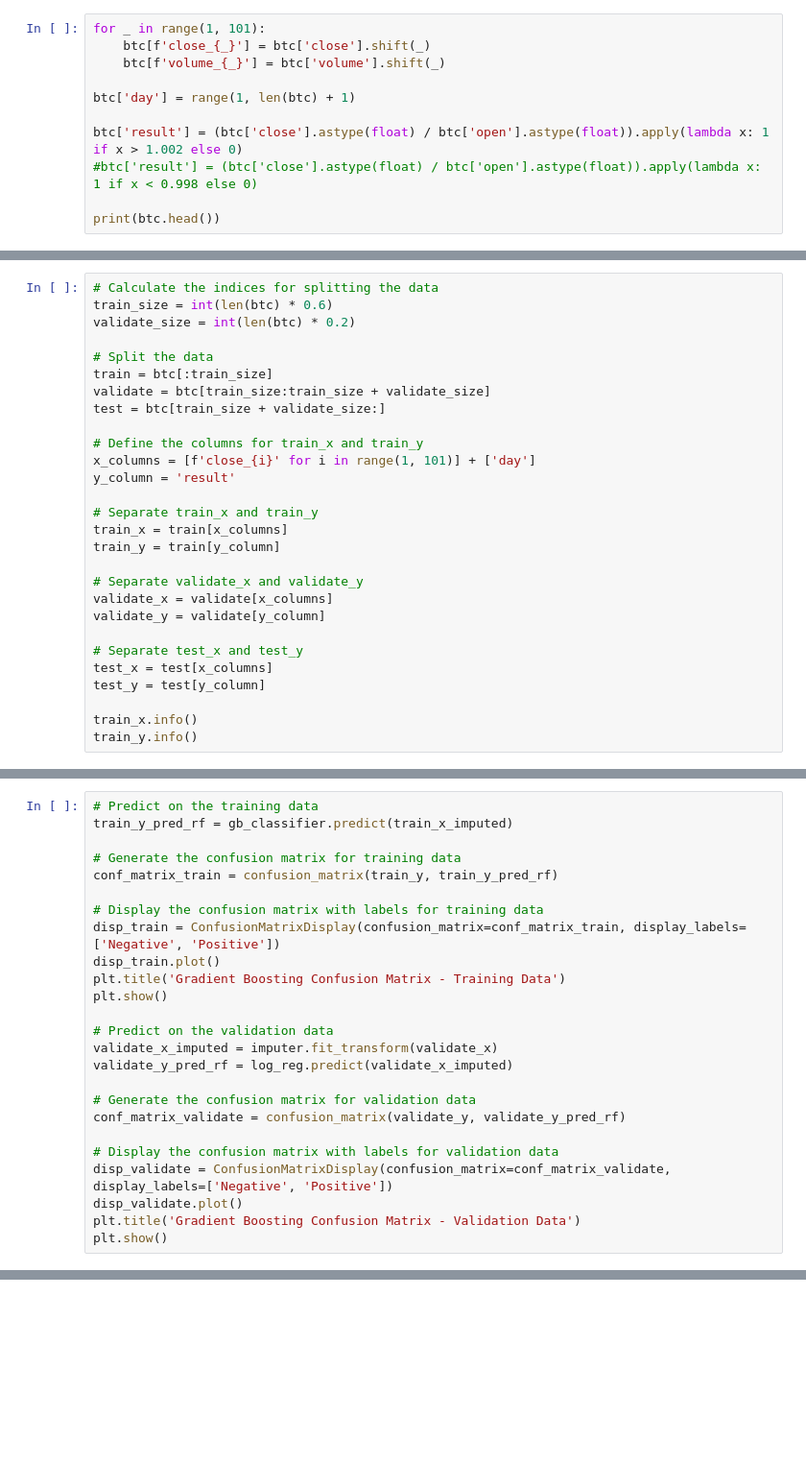
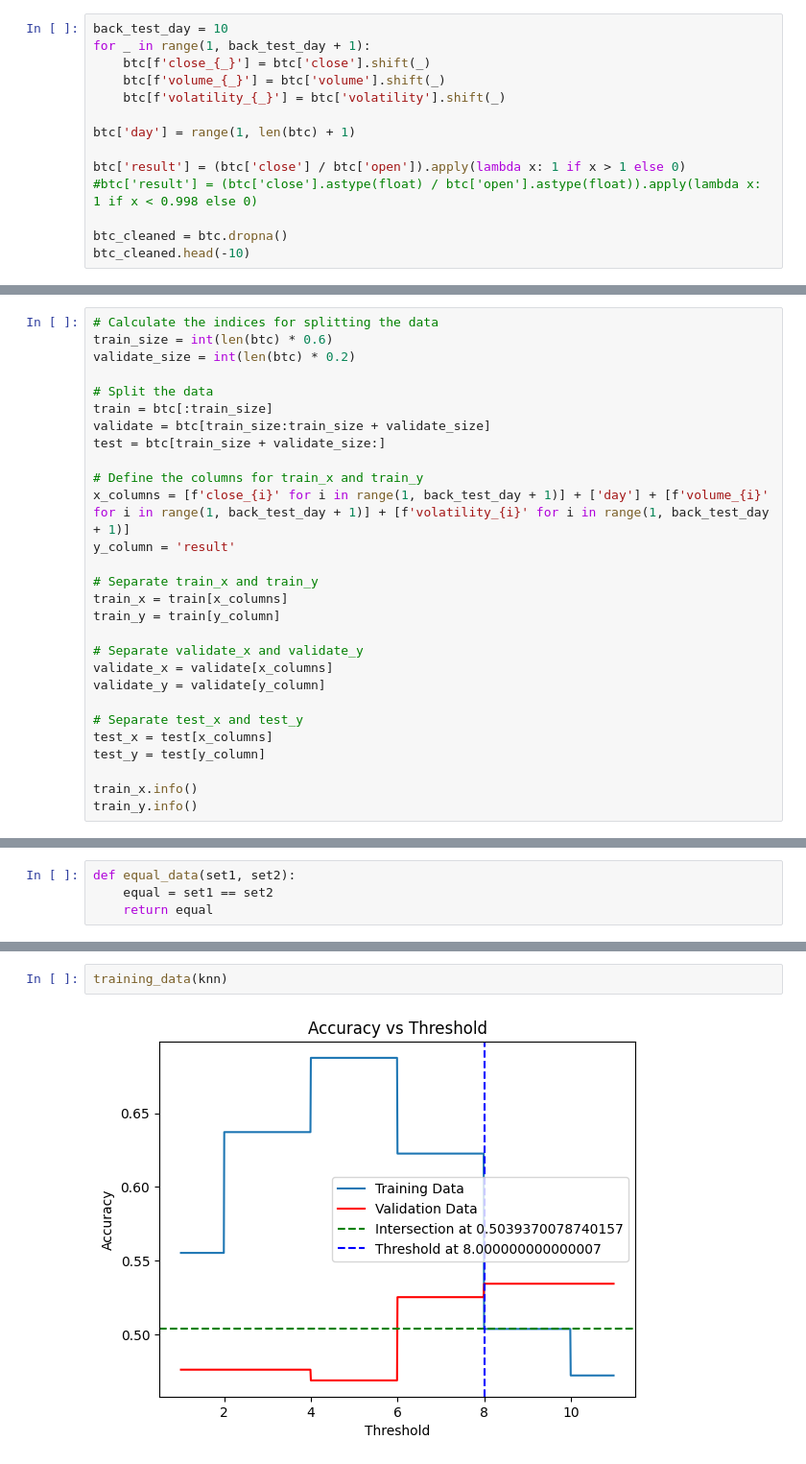
Before and after one commit to 21104988d/IB, a Jupyter notebook: backtest/class_ml_btc_bot.ipynb, the cells around one changed output, grey strips where cells are left out. Shown at 96% size. Cells and saved outputs as stored; diff of their text form; blank space fills up the shorter version.

Commit message:
update classifier backtest

```diff
--- a/backtest/class_ml_btc_bot.ipynb
+++ b/backtest/class_ml_btc_bot.ipynb
@@ -41,12 +54,15 @@ timestamp
 # %%
-for _ in range(1, 101):
+back_test_day = 10
+for _ in range(1, back_test_day + 1):
     btc[f'close_{_}'] = btc['close'].shift(_)
     btc[f'volume_{_}'] = btc['volume'].shift(_)
+    btc[f'volatility_{_}'] = btc['volatility'].shift(_)
 
 btc['day'] = range(1, len(btc) + 1)
 
-btc['result'] = (btc['close'].astype(float) / btc['open'].astype(float)).apply(lambda x: 1 if x > 1.002 else 0)
+btc['result'] = (btc['close'] / btc['open']).apply(lambda x: 1 if x > 1 else 0)
 #btc['result'] = (btc['close'].astype(float) / btc['open'].astype(float)).apply(lambda x: 1 if x < 0.998 else 0)
 
-print(btc.head())
+btc_cleaned = btc.dropna()
+btc_cleaned.head(-10)
 # %% [output]
@@ -99,7 +91,7 @@ validate = btc[train_size:train_size + validate_size]
 test = btc[train_size + validate_size:]
 
 # Define the columns for train_x and train_y
-x_columns = [f'close_{i}' for i in range(1, 101)] + ['day']
+x_columns = [f'close_{i}' for i in range(1, back_test_day + 1)] + ['day'] + [f'volume_{i}' for i in range(1, back_test_day + 1)] + [f'volatility_{i}' for i in range(1, back_test_day + 1)]
 y_column = 'result'
 
 # Separate train_x and train_y
@@ -354,25 +233,0 @@ plt.show()
-# %%
-# Predict on the training data
-train_y_pred_rf = gb_classifier.predict(train_x_imputed)
-
-# Generate the confusion matrix for training data
-conf_matrix_train = confusion_matrix(train_y, train_y_pred_rf)
-
-# Display the confusion matrix with labels for training data
-disp_train = ConfusionMatrixDisplay(confusion_matrix=conf_matrix_train, display_labels=['Negative', 'Positive'])
-disp_train.plot()
-plt.title('Gradient Boosting Confusion Matrix - Training Data')
-plt.show()
-
-# Predict on the validation data
-validate_x_imputed = imputer.fit_transform(validate_x)
-validate_y_pred_rf = log_reg.predict(validate_x_imputed)
-
-# Generate the confusion matrix for validation data
-conf_matrix_validate = confusion_matrix(validate_y, validate_y_pred_rf)
-
-# Display the confusion matrix with labels for validation data
-disp_validate = ConfusionMatrixDisplay(confusion_matrix=conf_matrix_validate, display_labels=['Negative', 'Positive'])
-disp_validate.plot()
-plt.title('Gradient Boosting Confusion Matrix - Validation Data')
-plt.show()
@@ -381,0 +234,4 @@ plt.show()
+# %%
+def equal_data(set1, set2):
+    equal = set1 == set2
+    return equal
@@ -381,0 +309,4 @@ plt.show()
+# %%
+training_data(knn)
+# %% [output]
+[figure, added]
```
Also changed, not shown: parts of 21 cells of this notebook.
